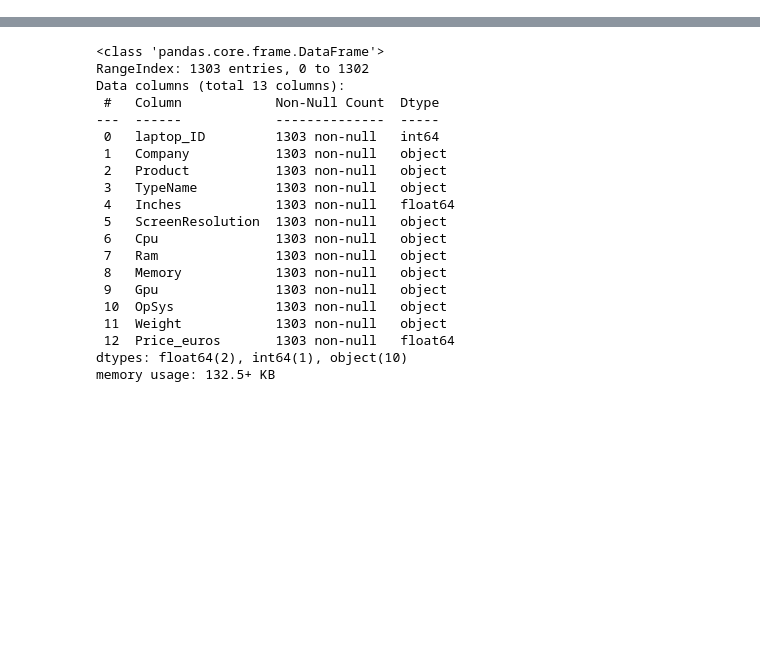
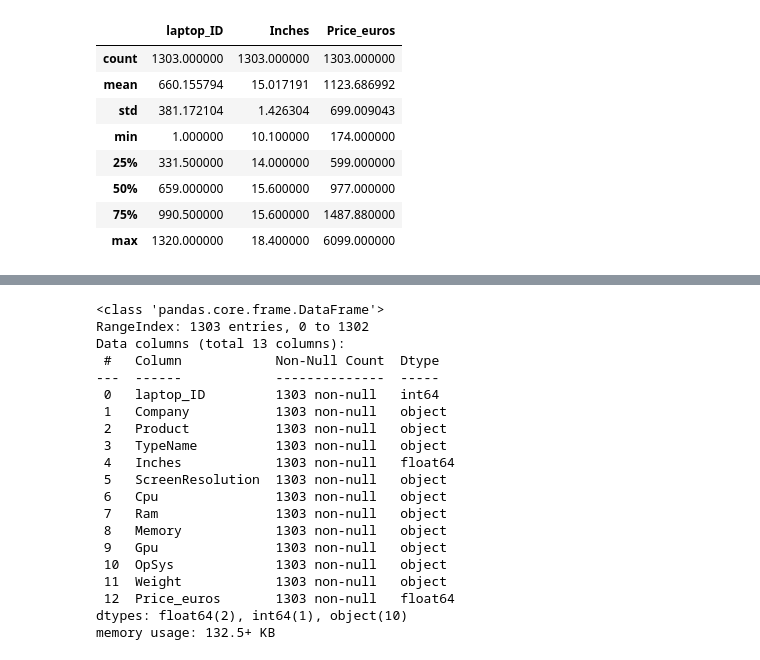
Before and after one commit to DanielKorenDataScience/RegressionProject, a Jupyter notebook: Regression Project.ipynb, the cells around one changed output, grey strips where cells are left out. Drawn from its saved outputs; the diff is of its cells as text; code cells hidden in the pictures; blank space fills up the shorter version.

```diff
--- a/Regression Project.ipynb
+++ b/Regression Project.ipynb
@@ -29,0 +55,12 @@ df.head(5)
+# %%
+df.describe()
+# %% [output]
+|  | laptop_ID | Inches | Price_euros |
+| count | 1303.000000 | 1303.000000 | 1303.000000 |
+| mean | 660.155794 | 15.017191 | 1123.686992 |
+| std | 381.172104 | 1.426304 | 699.009043 |
+| min | 1.000000 | 10.100000 | 174.000000 |
+| 25% | 331.500000 | 14.000000 | 599.000000 |
+| 50% | 659.000000 | 15.600000 | 977.000000 |
+| 75% | 990.500000 | 15.600000 | 1487.880000 |
+| max | 1320.000000 | 18.400000 | 6099.000000 |
```
Also changed, not shown: parts of 19 cells of this notebook.
